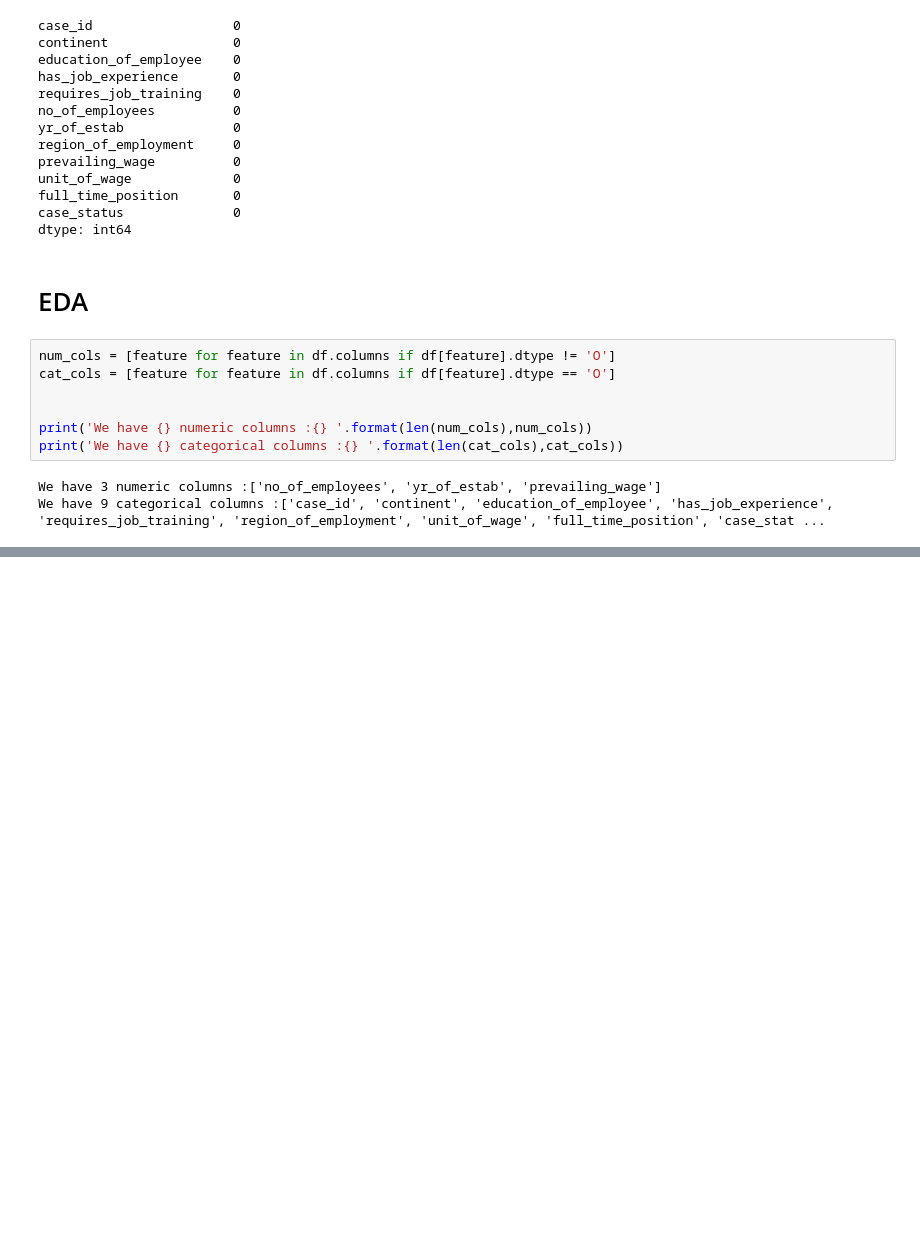
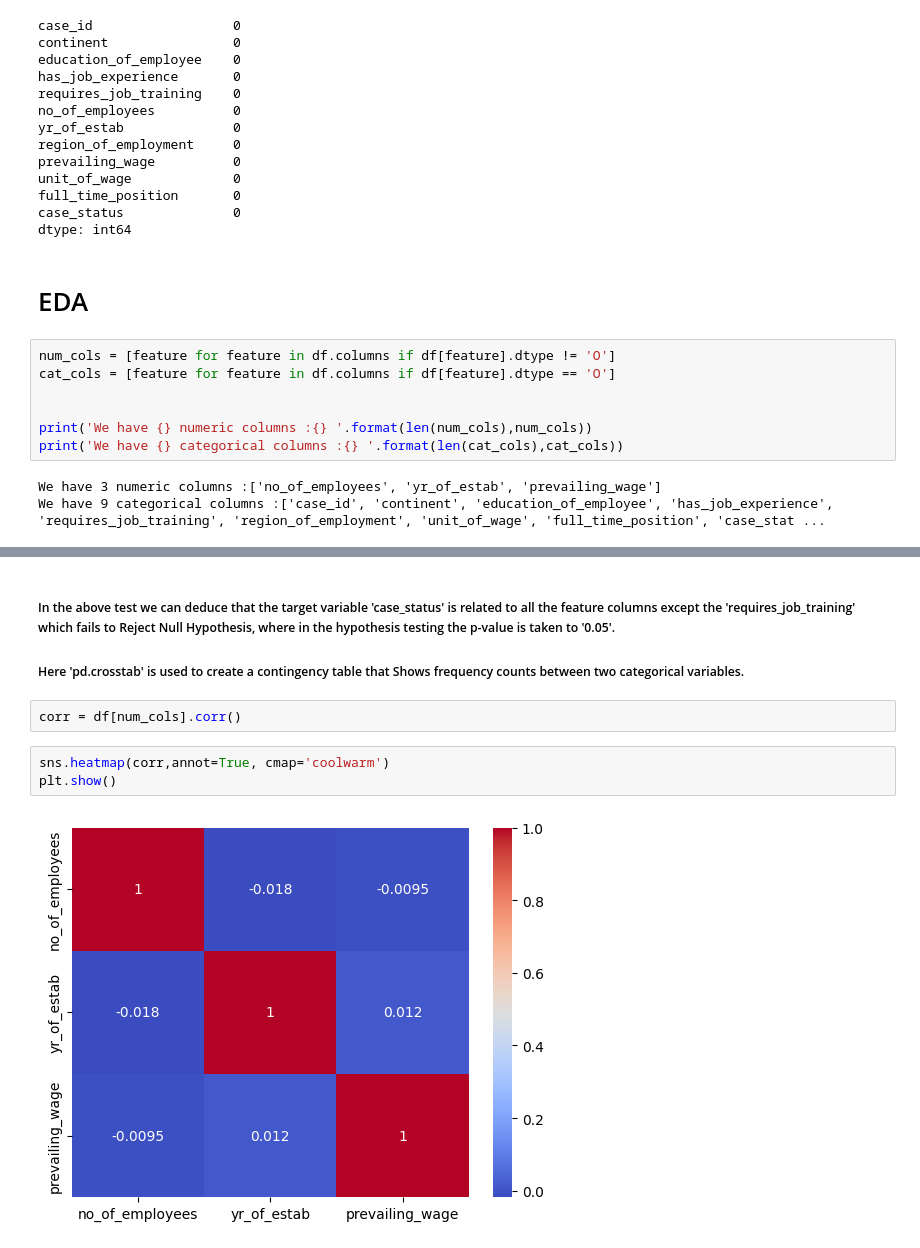
Before and after one commit to faizan23804/USVisaPrediction, a Jupyter notebook: notebooks/EDA.ipynb, the cells around one changed output, grey strips where cells are left out. Saved outputs shown, nothing was run; the diff lists cells and outputs as text; blank space fills up the shorter version.

```diff
--- a/notebooks/EDA.ipynb
+++ b/notebooks/EDA.ipynb
@@ -56,0 +127,10 @@ We have 9 categorical columns :['case_id', 'continent', 'education_of_employee',
+# %% [markdown]
+##### In the above test we can deduce that the target variable 'case_status' is related to all the feature columns except the 'requires_job_training' which fails to Reject Null Hypothesis, where in the hypothesis testing the p-value is taken to '0.05'.
+##### Here 'pd.crosstab' is used to create a contingency table that Shows frequency counts between two categorical variables.
+# %%
+corr = df[num_cols].corr()
+# %%
+sns.heatmap(corr,annot=True, cmap='coolwarm')
+plt.show()
+# %% [output]
+[figure, added]
```
Also changed, not shown: parts of 16 cells of this notebook, 2 other files.
